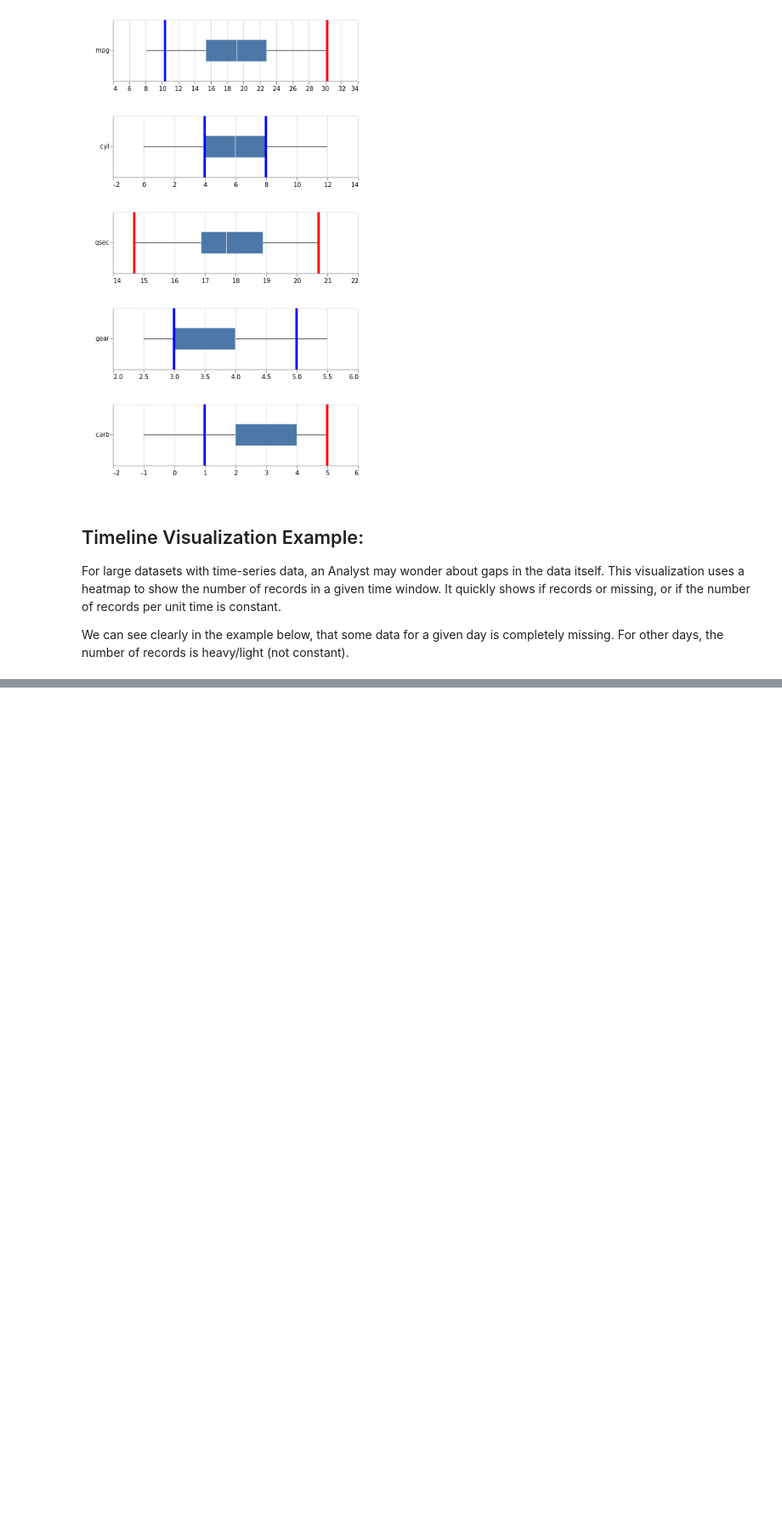
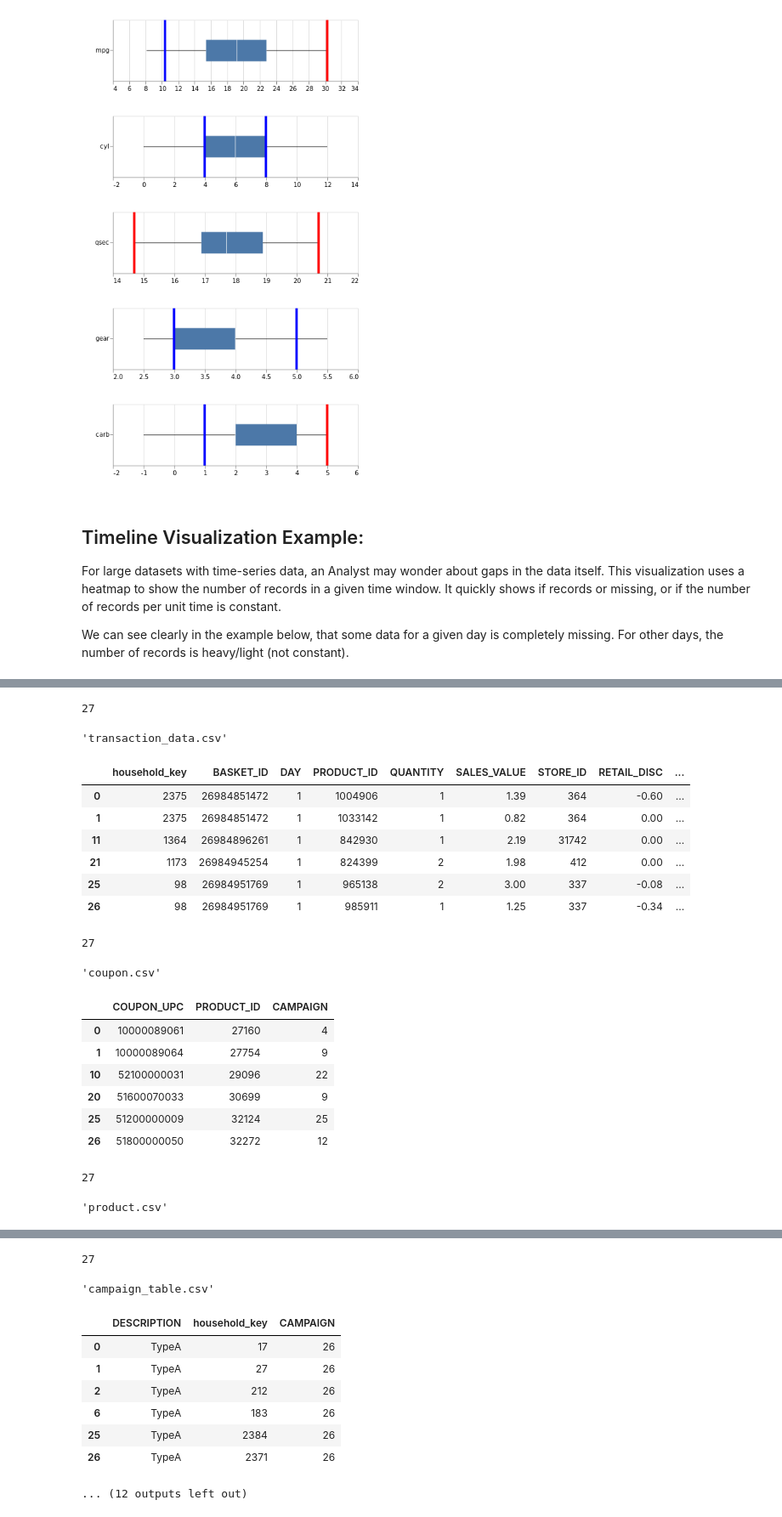
Before and after one commit to salbaroudi/CustomToolShowcase, a Jupyter notebook: ExampleCode.ipynb, the cells around one changed output, grey strips where cells are left out. Shown at 85% size. Saved outputs shown, nothing was run; the diff lists cells and outputs as text; code cells hidden in the pictures; blank space fills up the shorter version.

```diff
--- a/ExampleCode.ipynb
+++ b/ExampleCode.ipynb
@@ -40,0 +65,57 @@ heatChart
+# %%
+import os
+
+#Signature: String, Integer -> NoneType
+#Purpose: Grab every csv dataframe in a directory, and give a summary output of it for user.
+#Defaults: Path=PWD, n=5. n specifies how many rows in the head/tail/body sections to sample.
+def headtailcsvs(path=".",n=5):
+    if not isinstance(path,str):
+        raise ValueError("ERROR: path is not a string.")
+    if not int(n) == n or n < 1:
+        raise ValueError("ERROR: n is not an integer or < 1.")
+    if (not os.path.exists(path)):
+        raise ValueError("ERROR: path does not exist.")
+    if (path[-1:] == "/" ): #I assume no trailing slash. If user added it, remove.
+        path = path[:len(path) - 1]
+
+    dirList = os.listdir(path)
+    #Not efficient, but does the job. ¯\_(ツ)_/¯ Do FunProg tricks later.
+    keepList = []
+    for item in dirList:
+        if item[-3:] == "csv":
+            keepList.append(item)
+
+    for item in keepList:
+        currDF = pd.read_csv(path + "/" + item)
+        if (currDF.shape[0] < 3*n):
+            raise ValueError("ERROR: Can't sample csv file: " + item +". Rows < 3*n.")
+
+        rowLen = currDF.shape[0]
+        frames = [currDF.head(n),currDF.iloc[n:(rowLen - n)].sample(n).sort_index(axis=0),currDF.tail(n)]
+        display(item)
+        display(pd.concat(frames))
+
+    return None
+# %%
+headtailcsvs("./data/salesjourney/",2)
+# %% [output]
+27
+'transaction_data.csv'
+|  | household_key | BASKET_ID | DAY | PRODUCT_ID | QUANTITY | SALES_VALUE | STORE_ID | RETAIL_DISC | ... |
+| 0 | 2375 | 26984851472 | 1 | 1004906 | 1 | 1.39 | 364 | -0.60 | ... |
+| 1 | 2375 | 26984851472 | 1 | 1033142 | 1 | 0.82 | 364 | 0.00 | ... |
+| 11 | 1364 | 26984896261 | 1 | 842930 | 1 | 2.19 | 31742 | 0.00 | ... |
+| 21 | 1173 | 26984945254 | 1 | 824399 | 2 | 1.98 | 412 | 0.00 | ... |
+| 25 | 98 | 26984951769 | 1 | 965138 | 2 | 3.00 | 337 | -0.08 | ... |
+| 26 | 98 | 26984951769 | 1 | 985911 | 1 | 1.25 | 337 | -0.34 | ... |
+27
+'coupon.csv'
+|  | COUPON_UPC | PRODUCT_ID | CAMPAIGN |
+| 0 | 10000089061 | 27160 | 4 |
+| 1 | 10000089064 | 27754 | 9 |
+| 10 | 52100000031 | 29096 | 22 |
+| 20 | 51600070033 | 30699 | 9 |
+| 25 | 51200000009 | 32124 | 25 |
+| 26 | 51800000050 | 32272 | 12 |
+27
+'product.csv'
@@ -40,0 +129,10 @@ heatChart
+27
+'campaign_table.csv'
+|  | DESCRIPTION | household_key | CAMPAIGN |
+| 0 | TypeA | 17 | 26 |
+| 1 | TypeA | 27 | 26 |
+| 2 | TypeA | 212 | 26 |
+| 6 | TypeA | 183 | 26 |
+| 25 | TypeA | 2384 | 26 |
+| 26 | TypeA | 2371 | 26 |
+... (12 outputs left out)
```
Also changed, not shown: parts of 7 cells of this notebook, 13 other files.
